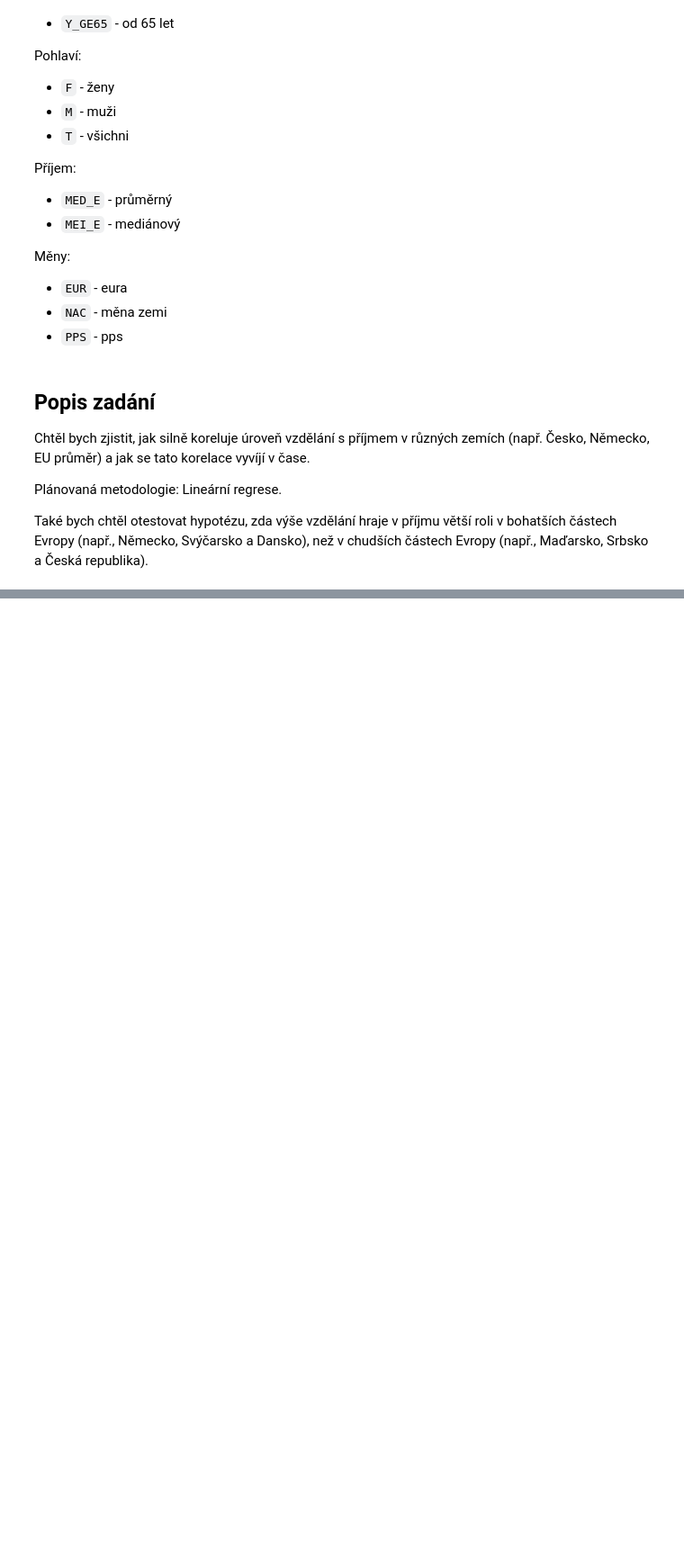
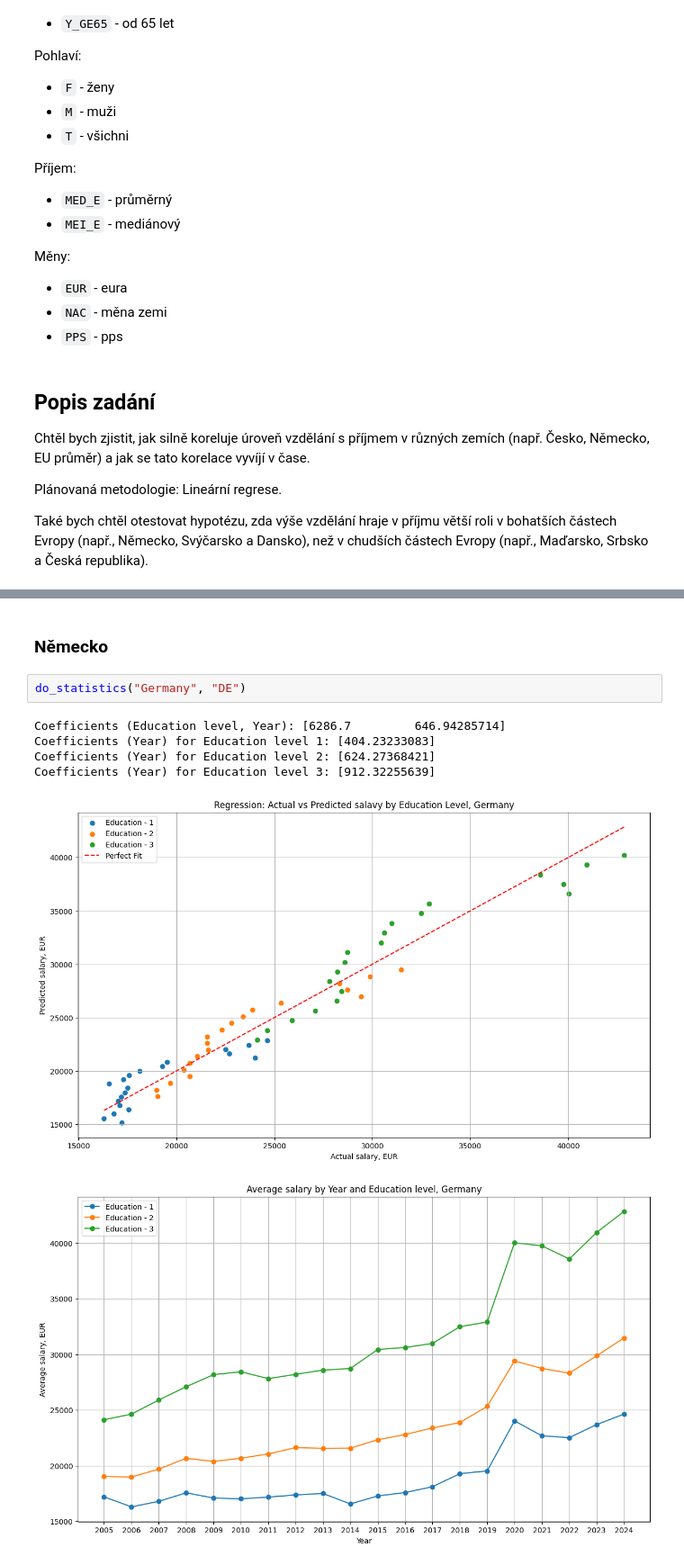
Before and after one commit to ArtShp/education-vs-salary, a Jupyter notebook: src/main.ipynb, the cells around one changed output, grey strips where cells are left out. Shown at 90% size. Cells and saved outputs as stored; diff of their text form; blank space fills up the shorter version.

```diff
--- a/src/main.ipynb
+++ b/src/main.ipynb
@@ -53,0 +165,11 @@ Také bych chtěl otestovat hypotézu, zda výše vzdělání hraje v příjmu v
+# %% [markdown]
+### Německo
+# %%
+do_statistics("Germany", "DE")
+# %% [output]
+Coefficients (Education level, Year): [6286.7         646.94285714]
+Coefficients (Year) for Education level 1: [404.23233083]
+Coefficients (Year) for Education level 2: [624.27368421]
+Coefficients (Year) for Education level 3: [912.32255639]
+[figure, added]
+[figure, added]
```
Also changed, not shown: parts of 12 cells of this notebook.
